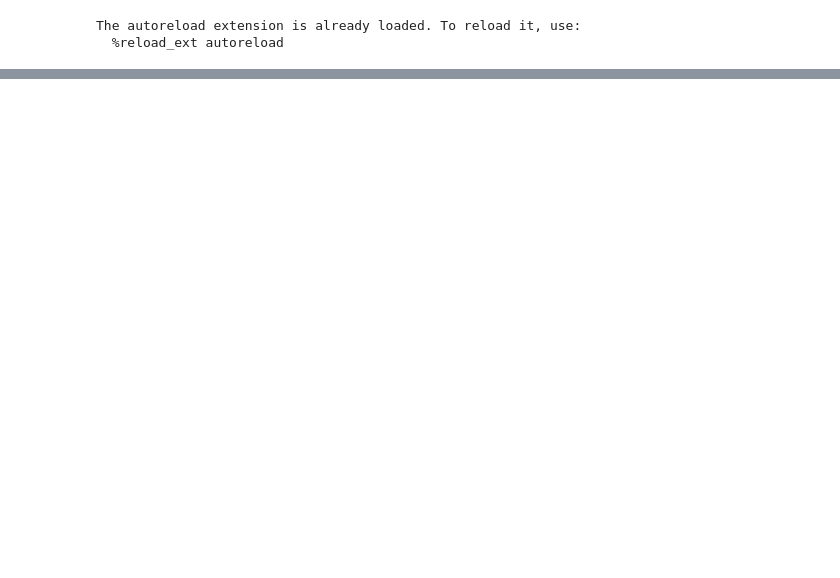
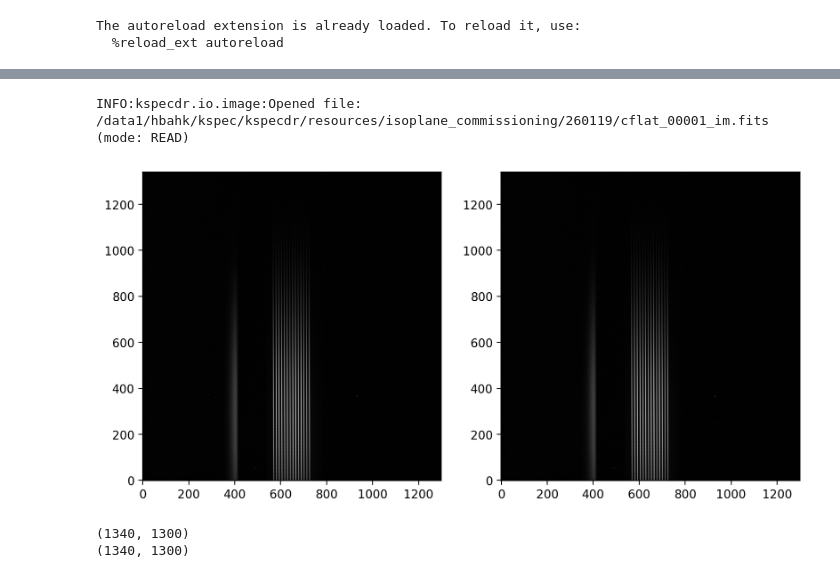
Before and after one commit to hbahk/kspecdr, a Jupyter notebook: notebooks/kspec_commissioning_jan26.ipynb, the cells around one changed output, grey strips where cells are left out. Drawn from its saved outputs; the diff is of its cells as text; code cells hidden in the pictures; blank space fills up the shorter version.

```diff
--- a/notebooks/kspec_commissioning_jan26.ipynb
+++ b/notebooks/kspec_commissioning_jan26.ipynb
@@ -23,7 +23,7 @@ from matplotlib.lines import Line2D
 
 WD = Path("/data1/hbahk/kspec/kspecdr")
 RESOURCES = WD / "resources"
-TESTDIR = RESOURCES / "isoplane_commissioning"
+TESTDIR = RESOURCES / "isoplane_commissioning" / "260119"
 # %%
 bias_files = list(TESTDIR.glob("bias_*.fits"))
 # dark_files = list(TESTDIR.glob("dark_*.fits"))
@@ -104,7 +85,7 @@ new_hdr["NAXIS"] = 2
 new_hdr.remove("NAXIS3")
 hdul[0].header = new_hdr
 
-new_fpath = TESTDIR / "flat_00001c.fits"
+new_fpath = TESTDIR / "cflat_00001.fits"
 hdul.writeto(new_fpath, overwrite=True)
 # %%
 hdul.info()
@@ -132,6 +161,16 @@ args = {"IMAGE_FILENAME": fpath_im.as_posix()}
 im = ImageFile(fpath_im.as_posix(), mode='READ')
 im.open()
 img_data, var_data, fibre_types = read_instrument_data(im, 6)
+# %% [output]
+INFO:kspecdr.io.image:Opened file: /data1/hbahk/kspec/kspecdr/resources/isoplane_commissioning/260119/cflat_00001_im.fits (mode: READ)
 # %%
-plt.imshow(img_data, cmap='gray', origin='lower')
+fig, axes = plt.subplots(1, 2, figsize=(10, 5))
+axes[0].imshow(img_data, cmap='gray', origin='lower')
+axes[1].imshow(var_data, cmap='gray', origin='lower')
 plt.show()
+print(img_data.shape)
+print(var_data.shape)
+# %% [output]
+[figure, added]
+(1340, 1300)
+(1340, 1300)
```
Also changed, not shown: parts of 10 cells of this notebook.
